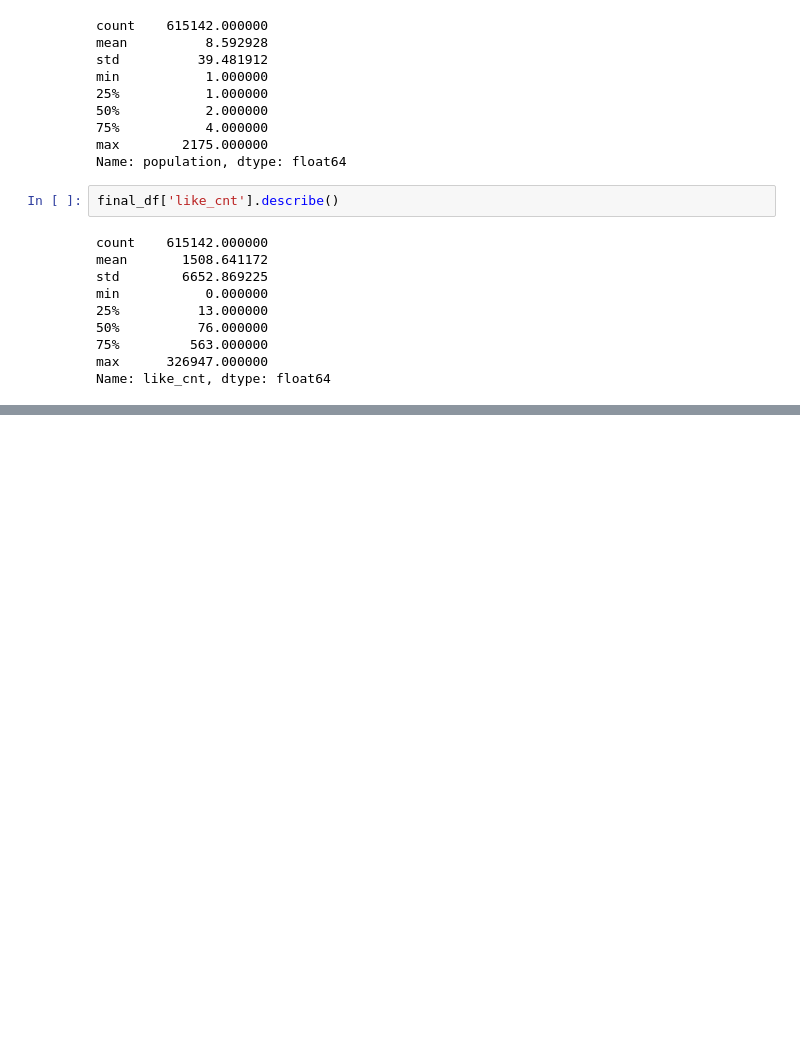
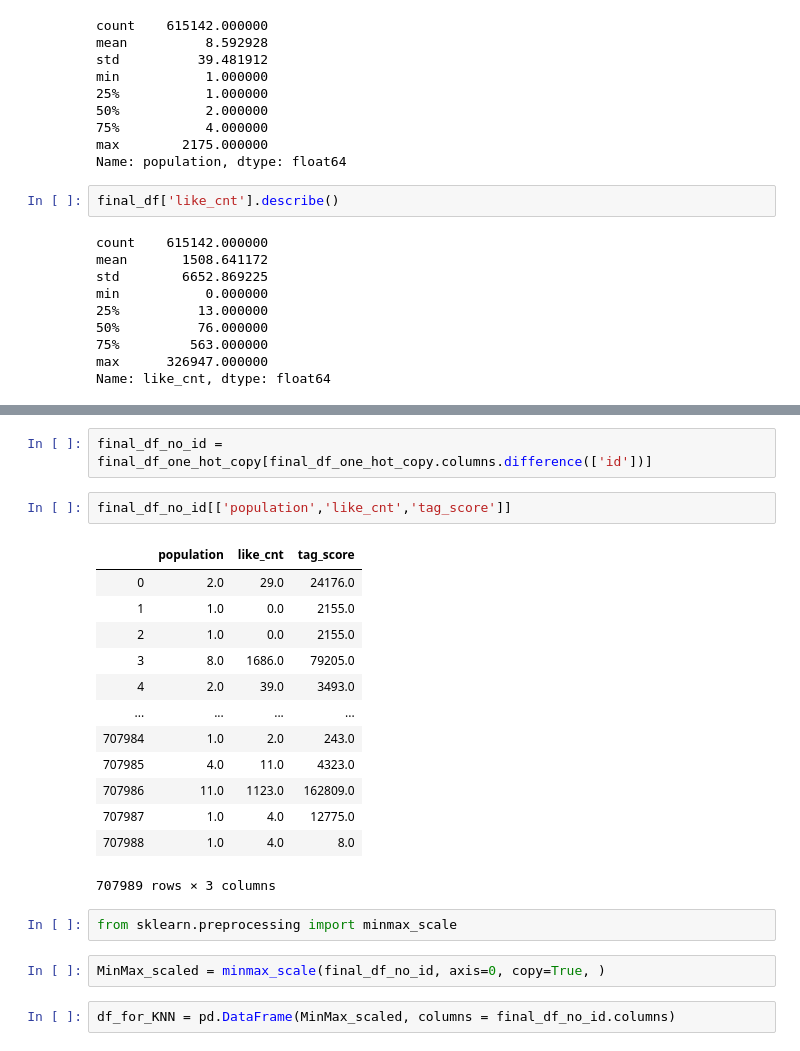
Before and after one commit to HowardHowonYu/book_recommendation, a Jupyter notebook: howard/playlist_recommendation/KNN.ipynb, the cells around one changed output, grey strips where cells are left out. Saved outputs shown, nothing was run; the diff lists cells and outputs as text; blank space fills up the shorter version.

```diff
--- a/howard/playlist_recommendation/KNN.ipynb
+++ b/howard/playlist_recommendation/KNN.ipynb
@@ -364,0 +434,24 @@ Name: like_cnt, dtype: float64
+# %%
+final_df_no_id = final_df_one_hot_copy[final_df_one_hot_copy.columns.difference(['id'])]
+# %%
+final_df_no_id[['population','like_cnt','tag_score']]
+# %% [output]
+|  | population | like_cnt | tag_score |
+| 0 | 2.0 | 29.0 | 24176.0 |
+| 1 | 1.0 | 0.0 | 2155.0 |
+| 2 | 1.0 | 0.0 | 2155.0 |
+| 3 | 8.0 | 1686.0 | 79205.0 |
+| 4 | 2.0 | 39.0 | 3493.0 |
+| ... | ... | ... | ... |
+| 707984 | 1.0 | 2.0 | 243.0 |
+| 707985 | 4.0 | 11.0 | 4323.0 |
+| 707986 | 11.0 | 1123.0 | 162809.0 |
+| 707987 | 1.0 | 4.0 | 12775.0 |
+| 707988 | 1.0 | 4.0 | 8.0 |
+707989 rows × 3 columns
+# %%
+from sklearn.preprocessing import minmax_scale
+# %%
+MinMax_scaled = minmax_scale(final_df_no_id, axis=0, copy=True, )
+# %%
+df_for_KNN = pd.DataFrame(MinMax_scaled, columns = final_df_no_id.columns)
```
Also changed, not shown: parts of 38 cells of this notebook, 14 other files.
